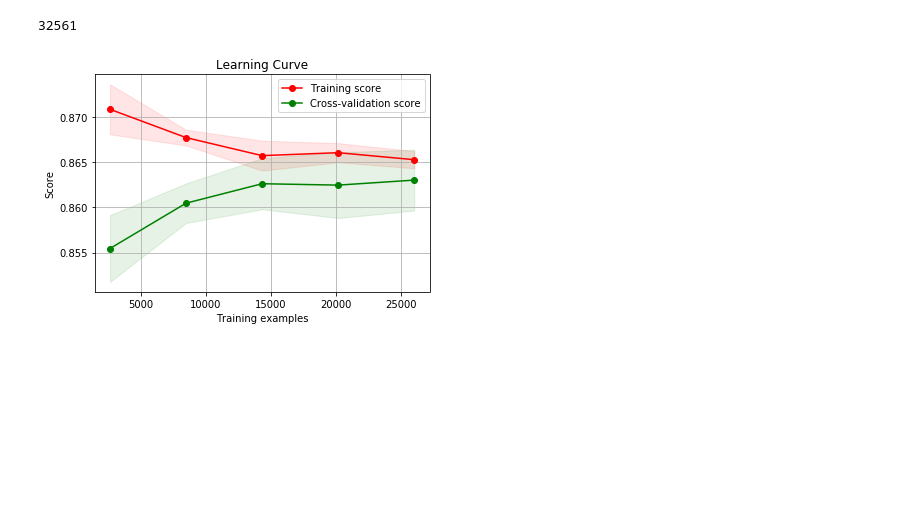
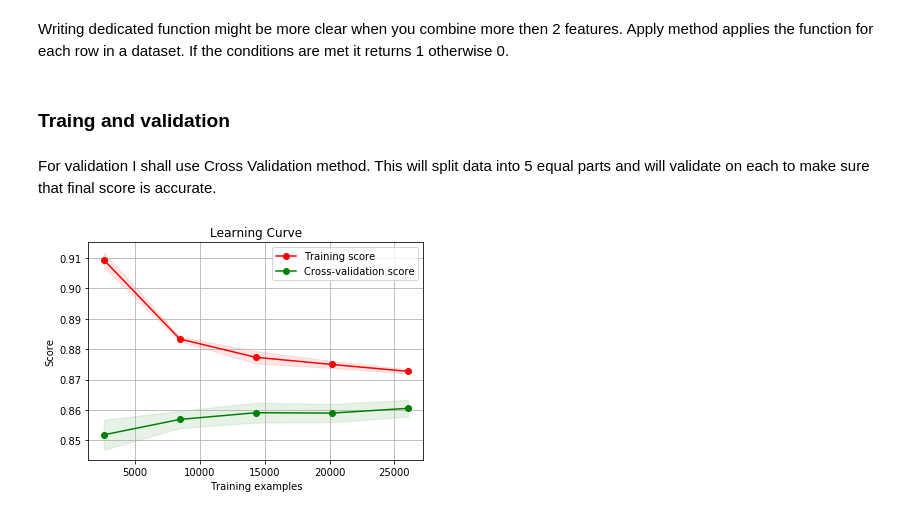
Before and after one commit to Boston808/Adult-Data, a Jupyter notebook: Adult Data.ipynb, the cells around one changed output. Saved outputs shown, nothing was run; the diff lists cells and outputs as text; code cells hidden in the pictures; blank space fills up the shorter version.

```diff
--- a/Adult Data.ipynb
+++ b/Adult Data.ipynb
@@ -21,5 +26,6 @@ import seaborn as sns
 # %%
-df = pd.read_hdf('../input/train.adult.h5')
+#Uploading dataset and setting up a target variable
+df = pd.read_hdf('train.adult.h5')
 df['target'] = df['Target'].factorize()[0]
 # %%
 def draw_feature_importances(model, X, y, feats):
@@ -52,49 +166,46 @@ for cat_feat in cat_feats:
 # %%
-df['Sex_Cat'] = df['Sex'].map(lambda x: int(x))
+# Will use lambda only once just to quickly get information if a person is white race
 df['Is_White'] = df['Race'].map(lambda x: int(x =='White'))
 
-merged = []
+# new featuers with dedicated functions
 def isWhiteMaleMarried(row):
     if row['Sex_Cat']  == 1 and row['Is_White'] == 1 and row['Relationship'] == 'Husband':
-        merged.append(1)
+        return 1
     else:
-        merged.append(0)
-df.apply(isWhiteMaleMarried, axis=1)
+        return 0
+
+df['Is_White_Husband'] = df.apply(isWhiteMaleMarried, axis=1)
+
+def IsWhiteMale(row):
+    if row['Sex_Cat']  == 1 and row['Is_White'] == 1:
+        return 1
+    else:
+        return 0
+
+df['Is_white_Male'] = df.apply(IsWhiteMale, axis=1)
 
 
-whiteMales = []
-def IsWhiteMale(row):
-    if row['Sex_Cat']  == 1 and row['Is_White'] == 1:
-        whiteMales.append(1)
-    else:
-        whiteMales.append(0)
-
-df.apply(IsWhiteMale, axis=1)
-
-
-whiteWife = []
 def isWhiteFemaleMarried(row):
     if row['Sex_Cat']  == 0 and row['Is_White'] == 1 and row['Relationship'] == 'Wife':
-        whiteWife.append(1)
+        return 1
     else:
-        whiteWife.append(0)
-df.apply(isWhiteFemaleMarried, axis=1)
-len(whiteWife)
+        return 0
+
+df['Is_white_Wife'] = df.apply(isWhiteFemaleMarried, axis=1)
-# %% [output]
-32561
+# %% [markdown]
+Writing dedicated function might be more clear when you combine more then 2 features. Apply method applies the function for each row in a dataset. If the conditions are met it returns 1 otherwise 0.
 # %%
-#feature engineering
+#More feature engineering with lambda
 
-married = ["Married-AF-spouse", "Married-civ-spouse"]
-educated = ['HS-grad', 'Some-college', 'Bachelors', 'Masters', 'Assoc-voc', 'Assoc-acdm', 'Prof-school', 'Doctorate', 'Preschool']
+married = ["Married-AF-spouse", "Married-civ-spouse"] #if record's Martial Status is in the list I  will assume it's married.
+
+educated = ['HS-grad', 'Some-college', 'Bachelors', 'Masters', 'Assoc-voc', 'Assoc-acdm',
+            'Prof-school', 'Doctorate', 'Preschool'] #if the record edcuation status is in the list I will assume it's educated.
+
 df['G_Age'] = df['Age'].map(lambda x: int(60>x>34))
 df['Full_Time'] = df['Hours per week'].map(lambda x: int(x>42))
 df['Is_from_US']= df['Country'].map(lambda x: int(x=='United-States'))
 df['Is_married'] = df['Martial Status'].map(lambda x: int(x in married))
-# df.apply(isWhiteMaleMarried, axis=1)
-df['Is_White_Husband'] = merged
-df['Is_white_Male'] = whiteMales
-df['Is_white_Wife'] = whiteWife
 df['Is_Educated'] = df['Education'].map(lambda x: int(x in educated))
 df['Is_Educated_Male'] =df.apply(lambda x: int(x['Is_Educated'] == 1 and x['Sex_Cat'] == 1), axis=1)
 df['Is_Asian'] = df['Race'].map(lambda x: int(x =='Asian-Pac-Islander'))
@@ -102,18 +213,28 @@ df['Is_Asian_Male'] = df.apply(lambda x: int(x['Is_Asian'] == 1 and x['Sex_Cat']
 df['Is_Bright'] = df.apply(lambda x: int(x['Is_Asian'] == 1 or x['Is_White'] == 1), axis=1)
 df['Is_Bright_Male'] = df.apply(lambda x: int(x['Is_Bright'] == 1 and x['Sex_Cat'] == 1), axis=1)
 df['Is_Self_Emp'] = df['Workclass'].map(lambda x: int(x=='Self-emp-inc'))
+# %% [markdown]
+### Traing and validation
+# %% [markdown]
+For validation I shall use Cross Validation method. This will split data into 5 equal parts and will validate on each to make sure that final score is accurate.
 # %%
-#### train model
+#### train model ####
+
+# After 15+ iterations I have selected features below that will eventually feed the model
 feats = ['Age','G_Age' ,'Education-Num', 'Sex', 'Is_married','Is_White_Husband', 'Is_white_Wife', 'Full_Time',
          'Is_Educated', 'Is_Educated_Male', 'Occupation_cat', 'Is_Bright','Workclass_cat', 'Capital Gain', 'Capital Loss',
          'Country_cat']
-X = df[feats].values
-y = df['target'].values
-# model = RandomForestClassifier(max_depth=10, n_estimators=200, random_state=2019)
-model = XGBClassifier()
+
+
+X = df[feats].values #training data
+y = df['target'].values #label
+
+model = RandomForestClassifier(max_depth=10, n_estimators=200, random_state=2019)
+
+# model = XGBClassifier()
 scores = cross_val_score(model, X, y, cv=5)
 np.mean(scores), np.std(scores)
 ## learning curve
 skplt.estimators.plot_learning_curve(model, X, y, cv=5);
 # %% [output]
-[figure, old version]
+[figure, new version]
```
Also changed, not shown: parts of 29 cells of this notebook.
